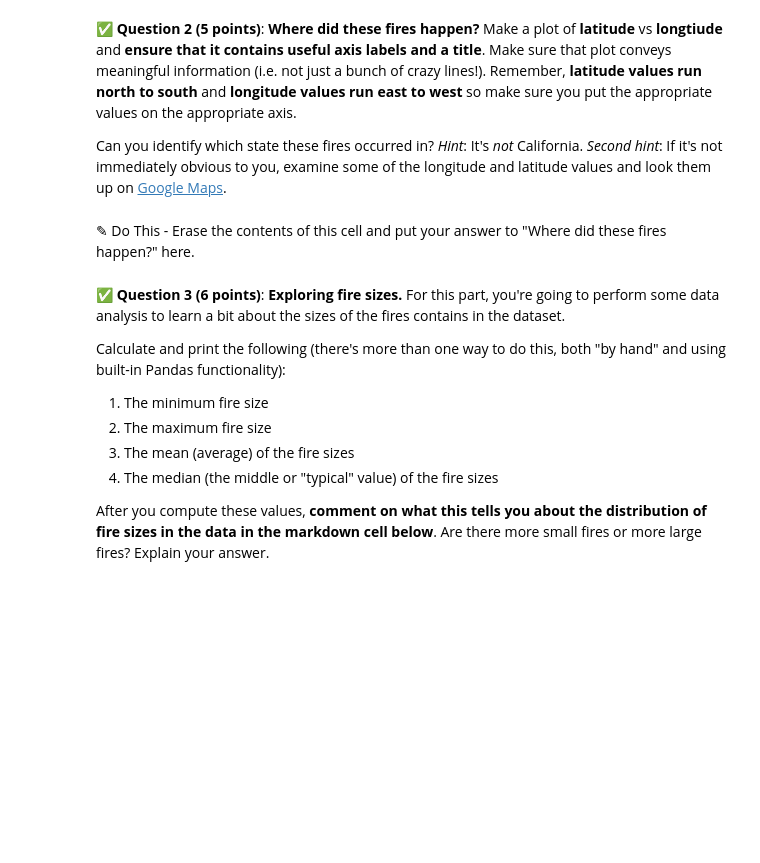
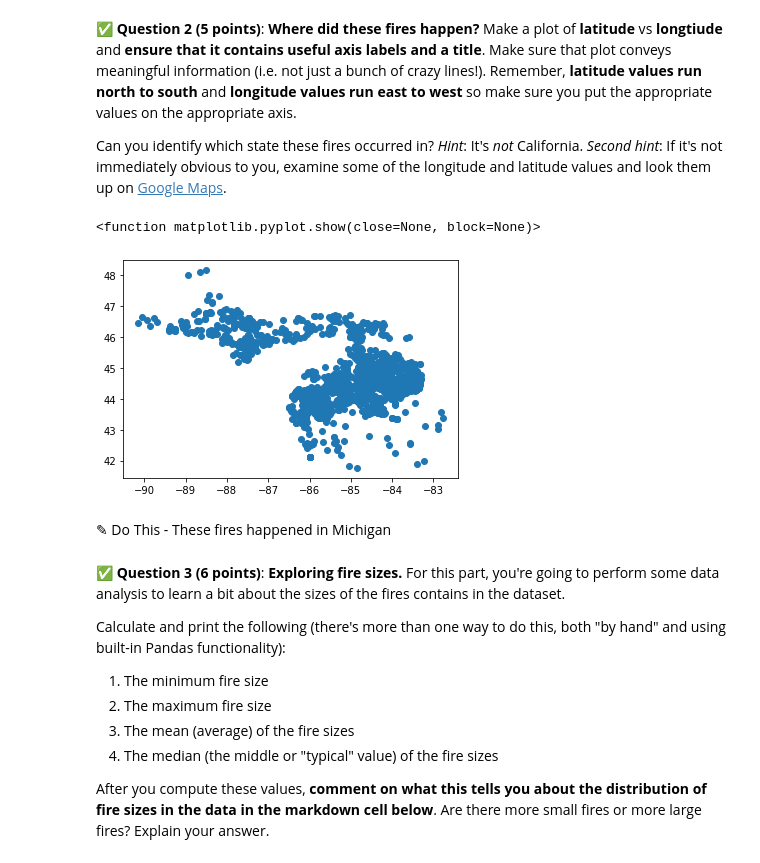
Before and after one commit to KrauseFo/cmse202-s21-turnin, a Jupyter notebook: hw-02/HW-02_PandasReviewAndPythonObjects-STUDENT.ipynb, the cells around one changed output. Saved outputs shown, nothing was run; the diff lists cells and outputs as text; code cells hidden in the pictures; blank space fills up the shorter version.

```diff
--- a/hw-02/HW-02_PandasReviewAndPythonObjects-STUDENT.ipynb
+++ b/hw-02/HW-02_PandasReviewAndPythonObjects-STUDENT.ipynb
@@ -73,0 +77,6 @@ Remember, CSV stands for "comma-separated values".
+# %%
+# Put your code here
+fire_data = pd.read_csv("fires.csv")
+print('Length:',len(fire_data['objectid']))
+print('Maximum:',fire_data['fire_year'].max())
+print('Minimum:',fire_data['fire_year'].min())
@@ -77,8 +106,13 @@ Remember, CSV stands for "comma-separated values".
 Can you identify which state these fires occurred in? *Hint*: It's _not_ California. *Second hint*: If it's not immediately obvious to you, examine some of the longitude and latitude values and look them up on [Google Maps](http://maps.google.com).
 # %%
 ### Put your code here
+plt.scatter(fire_data['longitude'],fire_data['latitude'])
+plt.show
+# %% [output]
+<function matplotlib.pyplot.show(close=None, block=None)>
+[figure, added]
 # %% [markdown]
-<font size=+3>&#9998;</font> Do This - Erase the contents of this cell and put your answer to "Where did these fires happen?" here.
+<font size=+3>&#9998;</font> Do This - These fires happened in Michigan
 # %% [markdown]
 &#9989; **Question 3 (6 points)**: **Exploring fire sizes.** For this part, you're going to perform some data analysis to learn a bit about the sizes of the fires contains in the dataset.
 
```
Also changed, not shown: parts of 18 cells of this notebook.
